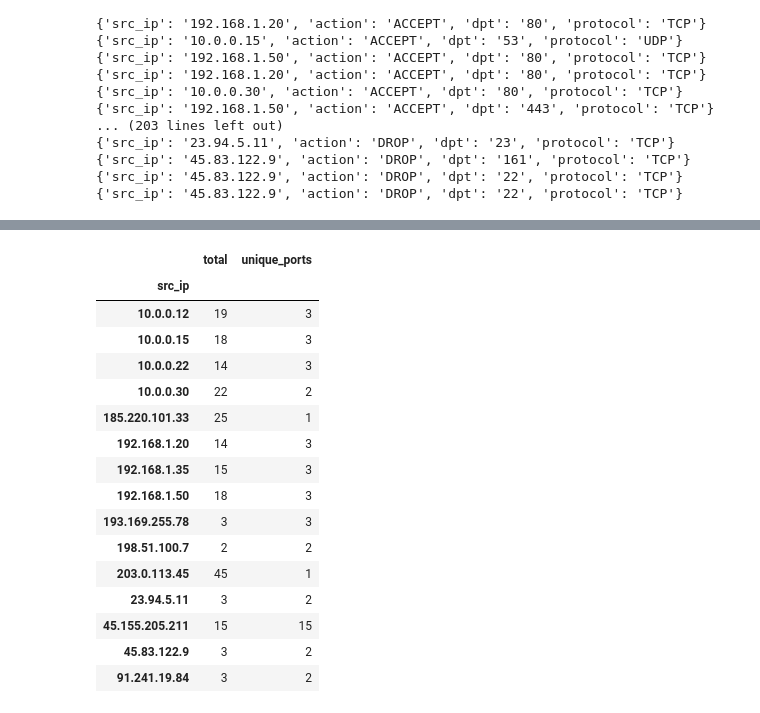
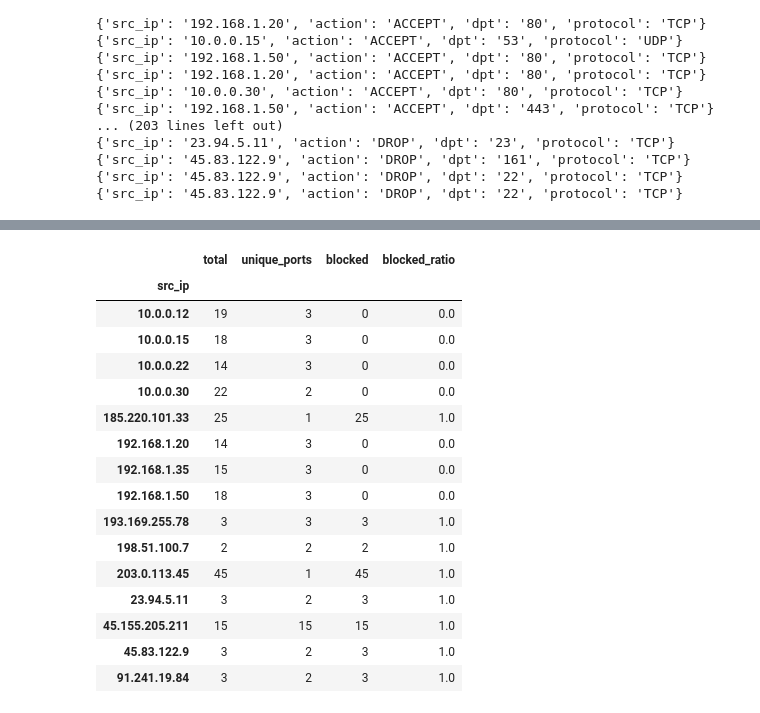
Before and after one commit to KristofWu/CyberSec, a Jupyter notebook: Log_parser/log.ipynb, the cells around one changed output, grey strips where cells are left out. Saved outputs shown, nothing was run; the diff lists cells and outputs as text; code cells hidden in the pictures.

```diff
--- a/Log_parser/log.ipynb
+++ b/Log_parser/log.ipynb
@@ -57,5 +57,6 @@ show_recs()
 {'src_ip': '45.83.122.9', 'action': 'DROP', 'dpt': '22', 'protocol': 'TCP'}
 # %%
 df = pd.DataFrame(records)
-df.groupby("src_ip")["dpt"].value_counts()
+df["is_blocked"] = df["action"] != "ACCEPT"
+df["is_blocked"].value_counts()
 # %% [output]
@@ -79,24 +67,26 @@ Name: count, dtype: int64
 # %%
 group = df.groupby("src_ip").agg(
     total = ("action", "count"),
-    unique_ports = ("dpt", "nunique")
+    unique_ports = ("dpt", "nunique"),
+    blocked = ("is_blocked", "sum"),
 )
+group["blocked_ratio"] = group["blocked"] / group["total"]
 group
 # %% [output]
-|  | total | unique_ports |
-| src_ip |  |  |
-| 10.0.0.12 | 19 | 3 |
-| 10.0.0.15 | 18 | 3 |
-| 10.0.0.22 | 14 | 3 |
-| 10.0.0.30 | 22 | 2 |
-| 185.220.101.33 | 25 | 1 |
-| 192.168.1.20 | 14 | 3 |
-| 192.168.1.35 | 15 | 3 |
-| 192.168.1.50 | 18 | 3 |
-| 193.169.255.78 | 3 | 3 |
-| 198.51.100.7 | 2 | 2 |
-| 203.0.113.45 | 45 | 1 |
-| 23.94.5.11 | 3 | 2 |
-| 45.155.205.211 | 15 | 15 |
-| 45.83.122.9 | 3 | 2 |
-| 91.241.19.84 | 3 | 2 |
+|  | total | unique_ports | blocked | blocked_ratio |
+| src_ip |  |  |  |  |
+| 10.0.0.12 | 19 | 3 | 0 | 0.0 |
+| 10.0.0.15 | 18 | 3 | 0 | 0.0 |
+| 10.0.0.22 | 14 | 3 | 0 | 0.0 |
+| 10.0.0.30 | 22 | 2 | 0 | 0.0 |
+| 185.220.101.33 | 25 | 1 | 25 | 1.0 |
+| 192.168.1.20 | 14 | 3 | 0 | 0.0 |
+| 192.168.1.35 | 15 | 3 | 0 | 0.0 |
+| 192.168.1.50 | 18 | 3 | 0 | 0.0 |
+| 193.169.255.78 | 3 | 3 | 3 | 1.0 |
+| 198.51.100.7 | 2 | 2 | 2 | 1.0 |
+| 203.0.113.45 | 45 | 1 | 45 | 1.0 |
+| 23.94.5.11 | 3 | 2 | 3 | 1.0 |
+| 45.155.205.211 | 15 | 15 | 15 | 1.0 |
+| 45.83.122.9 | 3 | 2 | 3 | 1.0 |
+| 91.241.19.84 | 3 | 2 | 3 | 1.0 |
```
Also changed, not shown: parts of 4 cells of this notebook, 2 other files.
